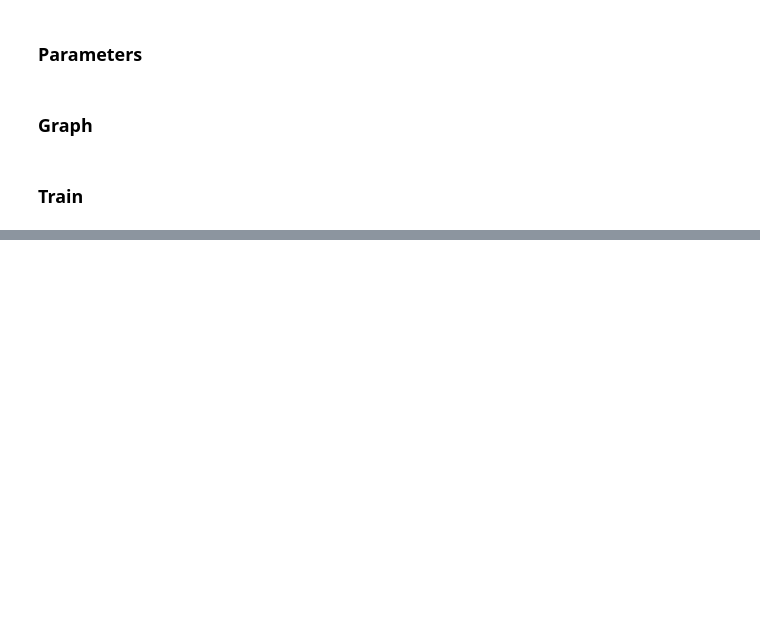
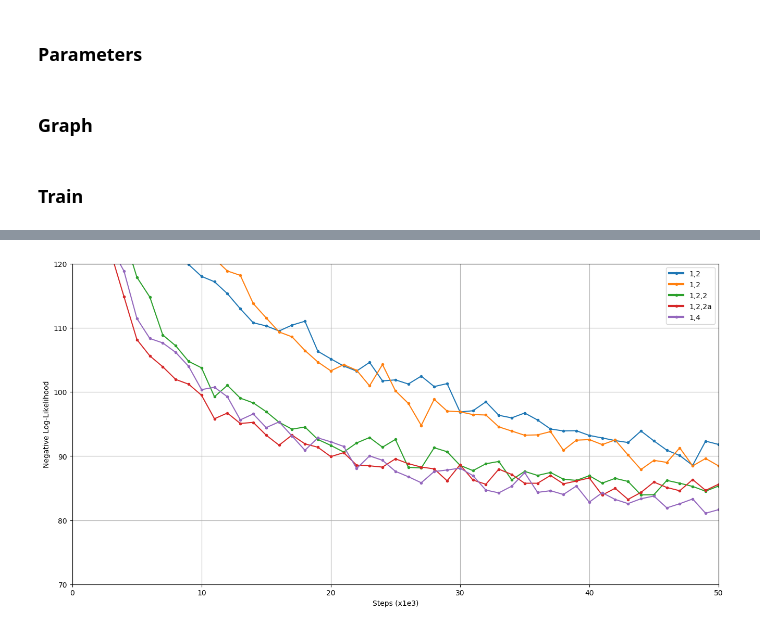
Before and after one commit to ethihsy/cc, a Jupyter notebook: gd_est.ipynb, the cells around one changed output, grey strips where cells are left out. Saved outputs shown, nothing was run; the diff lists cells and outputs as text; code cells hidden in the pictures; blank space fills up the shorter version.

```diff
--- a/gd_est.ipynb
+++ b/gd_est.ipynb
@@ -182,3 +209,14 @@ ctrain_step = opt.apply_gradients(cgd)
+# %%
+def check_rand():
+    s = tf.sqrt(tf.reduce_mean(tf.square(h-.5)))
+    r = tf.reduce_sum(tf.cast(h>.5+s, tf.float32))+tf.reduce_sum(tf.cast(h<.5-s, tf.float32))
+    s2 = tf.sqrt(tf.reduce_mean(tf.square(h2-.5)))
+    r2 = tf.reduce_sum(tf.cast(h2>.5+s2, tf.float32))+tf.reduce_sum(tf.cast(h2<.5-s2, tf.float32))
+    n = tf.cast(tf.shape(h)[0]*tf.shape(h)[1], tf.float32)
+    n2 = tf.cast(tf.shape(h2)[0]*tf.shape(h2)[1], tf.float32)
+    return (r/n + r2/n2) / 2.0
+
+cr = check_rand()
 # %% [markdown]
 ### Train
 # %%
@@ -225,3 +264,42 @@ cd_svrg = loss_rec
+# %%
+#saver = tf.train.Saver()
+
+plt.style.use('default')
+fig, ax = plt.subplots(1,1, figsize=(16,8))
+plt.xlim(0,50)
+plt.ylim(70,120)
+
+plot_banded_error(mpl2, "1,2")
+plot_banded_error(mpl2_2, "1,2,2") # without svrg
+plot_banded_error(mpl2_2b, "1,2,2b") # without svrg, fix distr
+plot_banded_error(mpl2_2a, "1,2,2a") # svrg
+#plot_banded_error(mpl2_4, "1,2,4") # svrg
+plot_banded_error(mpl4, "1,4")
+#plot_banded_error(mpl8, "1,8")
+
+#plot_banded_error(mpl1_2_2, "mpl1_2_2")
+#plot_banded_error(mpl1_2_4, "mpl1_2_4")
+#plot_banded_error(mpl1_2_4q, "mpl1_2_4q")
+#plot_banded_error(mpl1_2_8, "mpl1_2_8")
+#plot_banded_error(mpl1_4_2, "mpl1_4_2")
+#plot_banded_error(mpl1_4_4, "mpl1_4_4")
+#plot_banded_error(mpl1_8, "1,1_8")
+
+#plot_banded_error(mpl16, "1,16")
+
+#plot_banded_error(mpltest1, "1,1, 8/1")
+#plot_banded_error(mpltest2, "1,1, 8/2")
+#plot_banded_error(mpltest4, "1,1, 8/4")
+#plot_banded_error(mpltest8, "1,1, 8/8")
+
+fatlegend(ax)
+plt.ylabel("Negative Log-Likelihood")
+plt.xlabel("Steps (x1e3)")
+ax.grid(True)
+plt.show()
+#fig.savefig('loss_ns.png')
+# %% [output]
+[figure, added]
 # %%
 #saver = tf.train.Saver()
 
```
Also changed, not shown: parts of 12 cells of this notebook.
